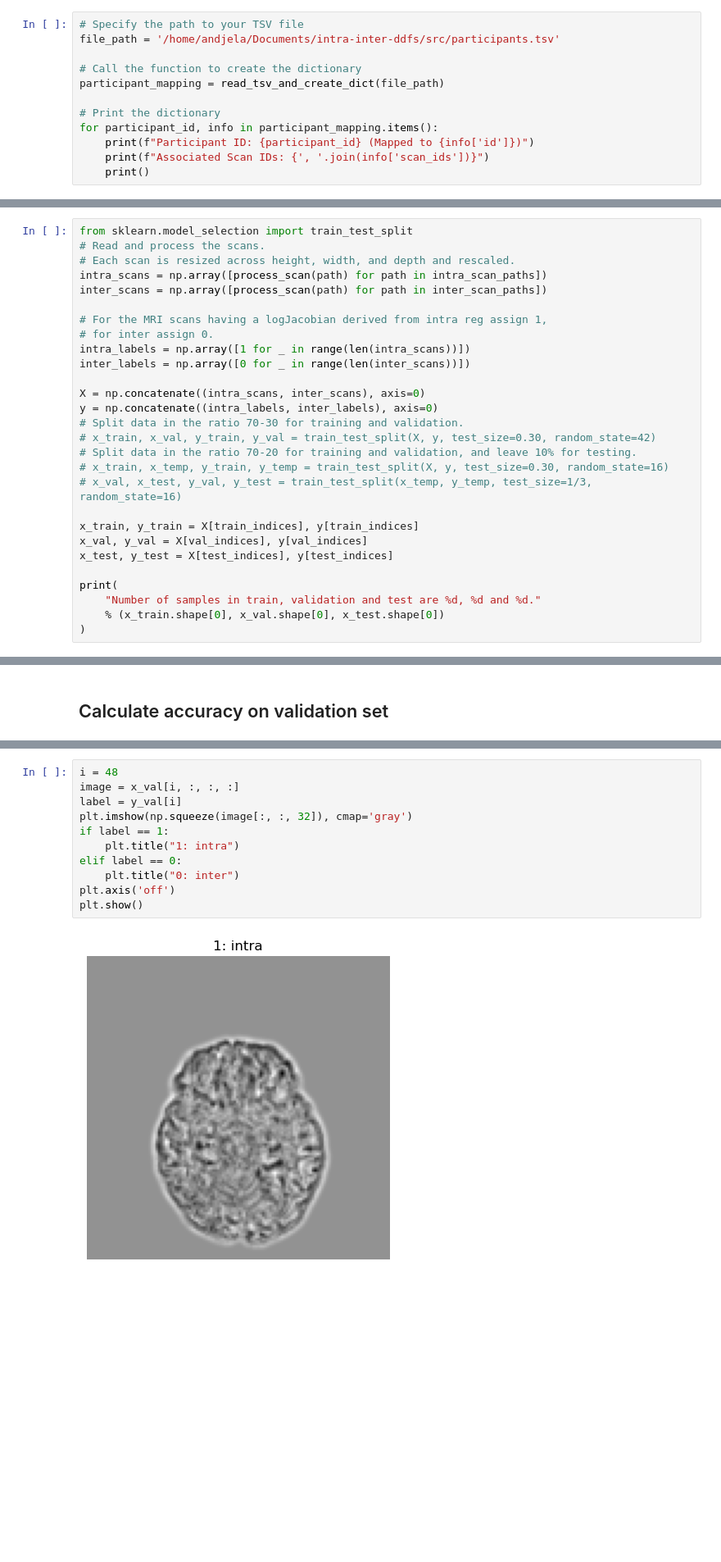
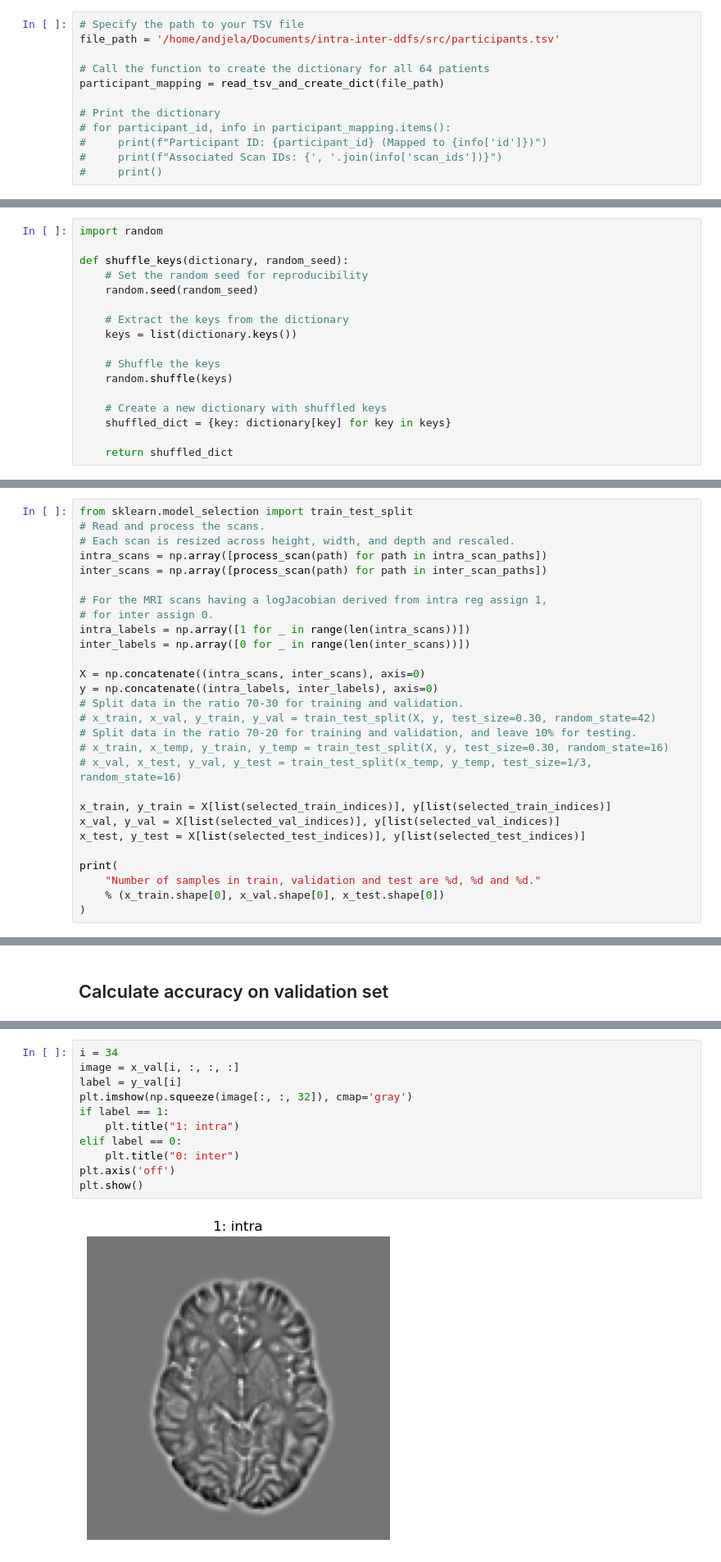
Before and after one commit to Andjelaaaa/3D-image-classification-tutorial, a Jupyter notebook: 3D_image_classification.ipynb, the cells around one changed output, grey strips where cells are left out. Shown at 82% size. Drawn from its saved outputs; the diff is of its cells as text; blank space fills up the shorter version.

Commit message:
7th training finished with correct separationand modified visualizations

```diff
--- a/3D_image_classification.ipynb
+++ b/3D_image_classification.ipynb
@@ -143,11 +131,11 @@ def read_tsv_and_create_dict(file_path):
 # Specify the path to your TSV file
 file_path = '/home/andjela/Documents/intra-inter-ddfs/src/participants.tsv'
 
-# Call the function to create the dictionary
+# Call the function to create the dictionary for all 64 patients
 participant_mapping = read_tsv_and_create_dict(file_path)
 
 # Print the dictionary
-for participant_id, info in participant_mapping.items():
-    print(f"Participant ID: {participant_id} (Mapped to {info['id']})")
-    print(f"Associated Scan IDs: {', '.join(info['scan_ids'])}")
-    print()
+# for participant_id, info in participant_mapping.items():
+#     print(f"Participant ID: {participant_id} (Mapped to {info['id']})")
+#     print(f"Associated Scan IDs: {', '.join(info['scan_ids'])}")
+#     print()
@@ -256,3 +232,20 @@ print(len(all_participant_ids))
+# %%
+import random
+
+def shuffle_keys(dictionary, random_seed):
+    # Set the random seed for reproducibility
+    random.seed(random_seed)
+
+    # Extract the keys from the dictionary
+    keys = list(dictionary.keys())
+
+    # Shuffle the keys
+    random.shuffle(keys)
+
+    # Create a new dictionary with shuffled keys
+    shuffled_dict = {key: dictionary[key] for key in keys}
+
+    return shuffled_dict
 # %%
 import random
 
@@ -389,9 +464,9 @@ y = np.concatenate((intra_labels, inter_labels), axis=0)
 # x_train, x_temp, y_train, y_temp = train_test_split(X, y, test_size=0.30, random_state=16)
 # x_val, x_test, y_val, y_test = train_test_split(x_temp, y_temp, test_size=1/3, random_state=16)
 
-x_train, y_train = X[train_indices], y[train_indices]
-x_val, y_val = X[val_indices], y[val_indices]
-x_test, y_test = X[test_indices], y[test_indices]
+x_train, y_train = X[list(selected_train_indices)], y[list(selected_train_indices)]
+x_val, y_val = X[list(selected_val_indices)], y[list(selected_val_indices)]
+x_test, y_test = X[list(selected_test_indices)], y[list(selected_test_indices)]
 
 print(
     "Number of samples in train, validation and test are %d, %d and %d."
@@ -810,16 +950,16 @@ Accuracy on validation set: 98.32% (117/119 samples were correct).
 # %%
-i = 48
+i = 34
 image = x_val[i, :, :, :]
 label = y_val[i]
 plt.imshow(np.squeeze(image[:, :, 32]), cmap='gray')
 if label == 1:
     plt.title("1: intra")
 elif label == 0:
     plt.title("0: inter")
 plt.axis('off')
 plt.show()
 # %% [output]
-[figure, old version]
+[figure, new version]
 # %% [markdown]
 ## Calculate accuracy on test set
 # %%
```
Also changed, not shown: parts of 25 cells of this notebook.
